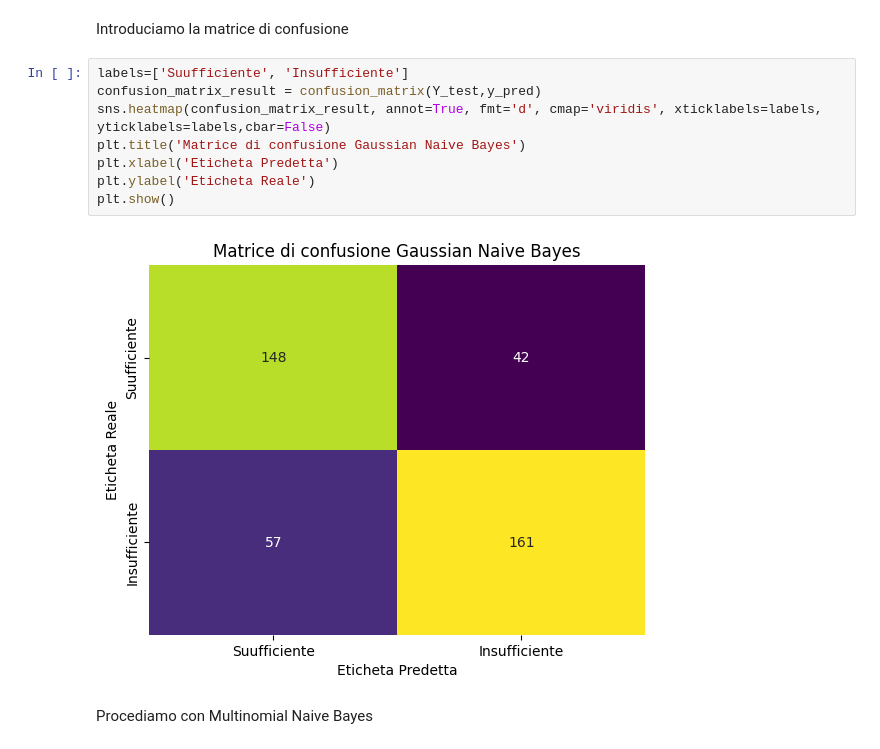
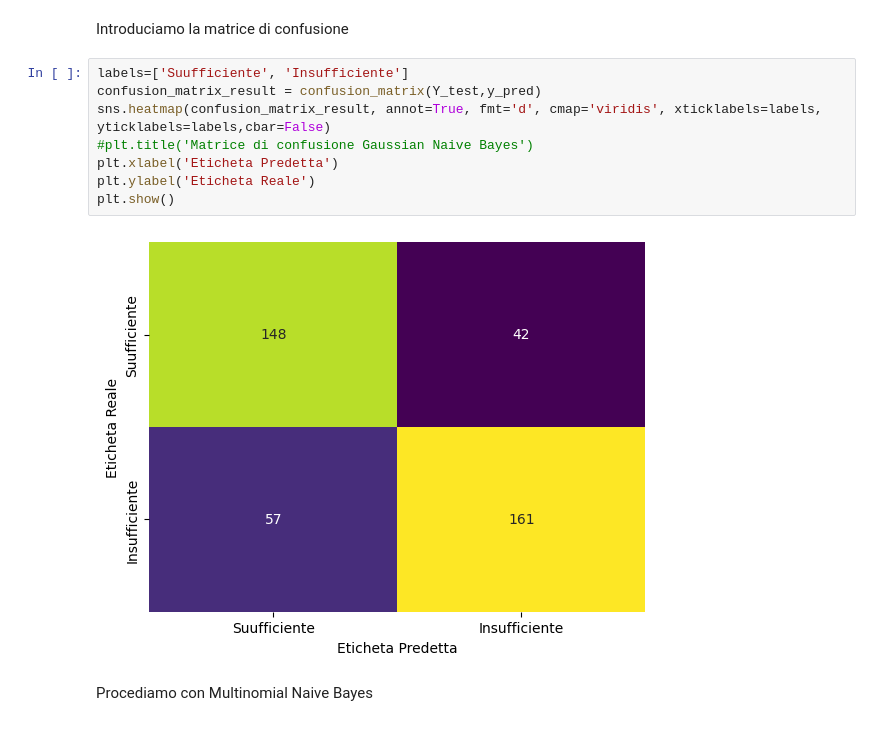
Before and after one commit to bafiuss/Sapore-DiVino, a Jupyter notebook: Sapore_DiVino-CODICE.ipynb, the cells around one changed output. Drawn from its saved outputs; the diff is of its cells as text.

```diff
--- a/Sapore_DiVino-CODICE.ipynb
+++ b/Sapore_DiVino-CODICE.ipynb
@@ -343,13 +343,13 @@ Introduciamo la matrice di confusione
 # %%
 labels=['Suufficiente', 'Insufficiente']
 confusion_matrix_result = confusion_matrix(Y_test,y_pred)
 sns.heatmap(confusion_matrix_result, annot=True, fmt='d', cmap='viridis', xticklabels=labels, yticklabels=labels,cbar=False)
-plt.title('Matrice di confusione Gaussian Naive Bayes')
+#plt.title('Matrice di confusione Gaussian Naive Bayes')
 plt.xlabel('Eticheta Predetta')
 plt.ylabel('Eticheta Reale')
 plt.show()
 # %% [output]
-[figure, old version]
+[figure, new version]
 # %% [markdown]
 Procediamo con Multinomial Naive Bayes
 # %%
```
Also changed, not shown: parts of 3 cells of this notebook.
